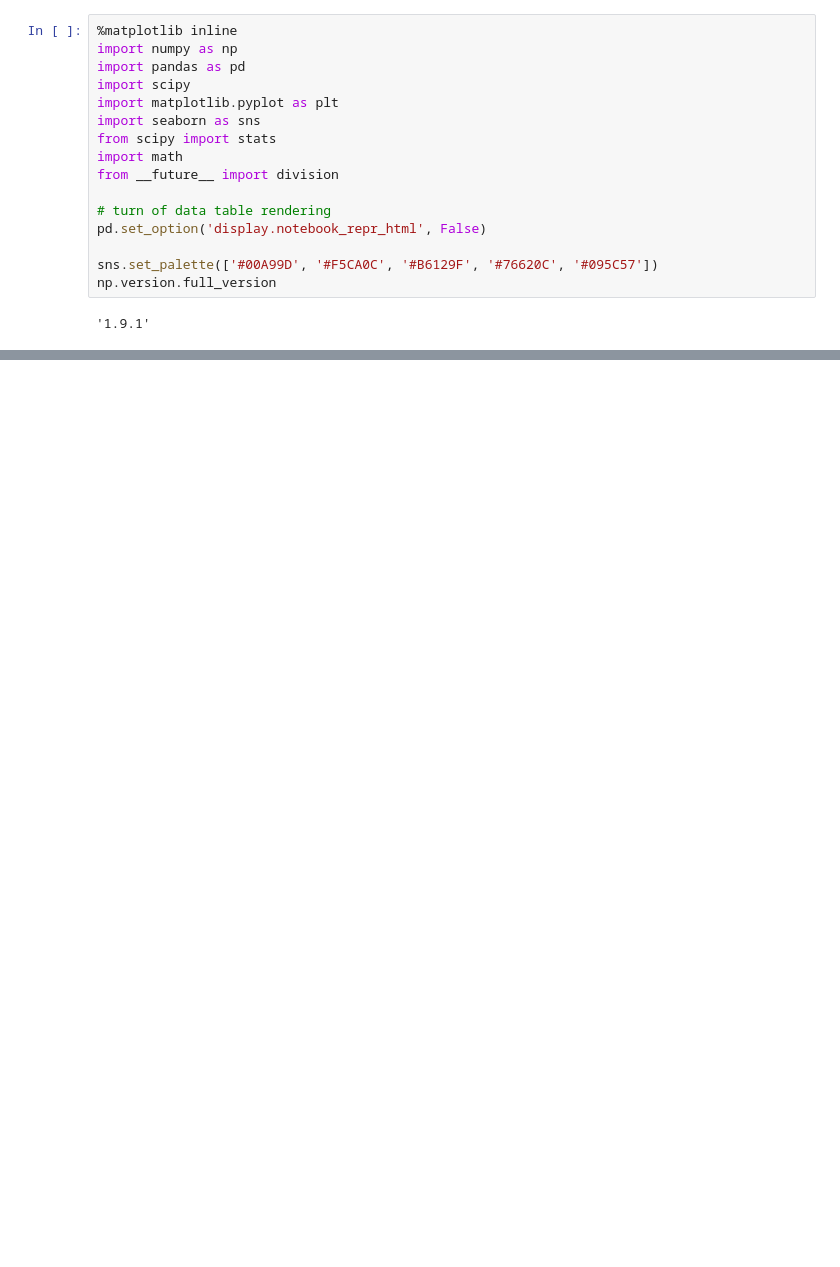
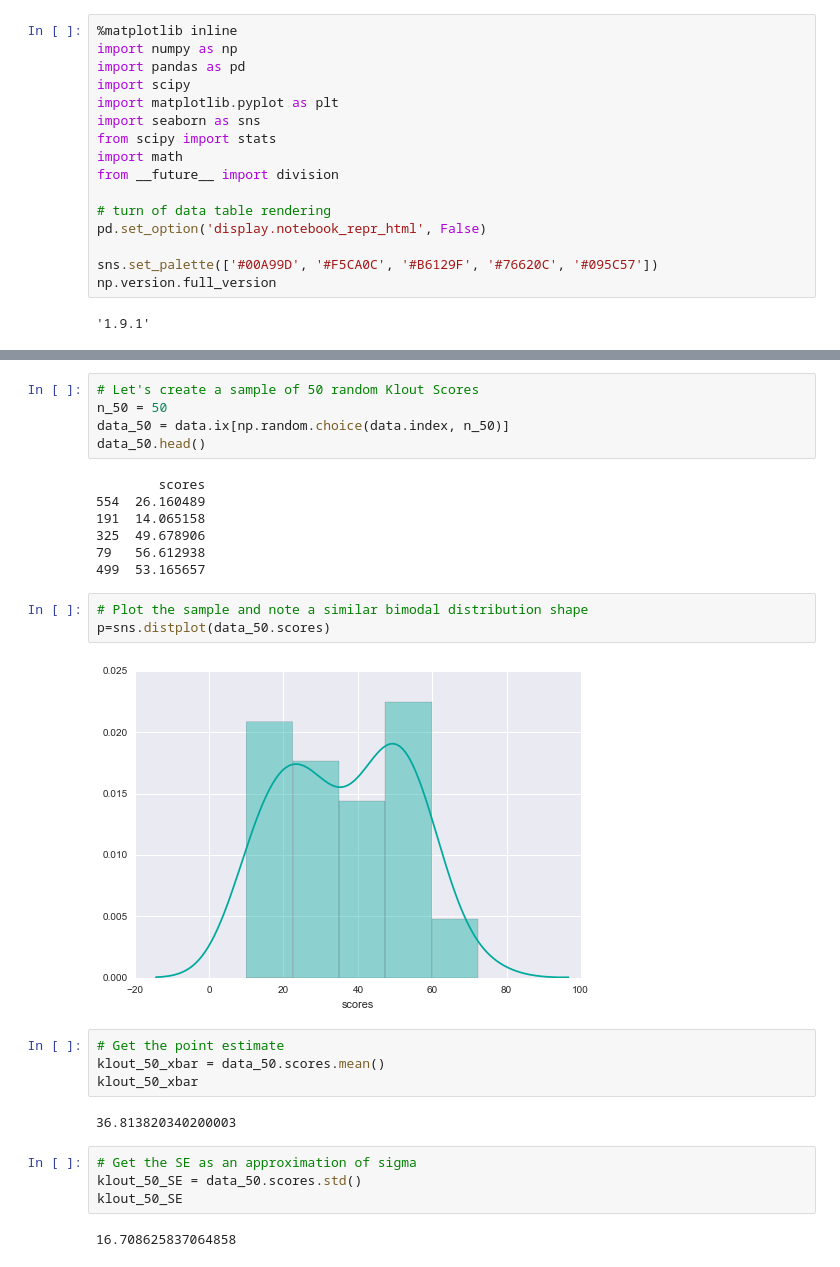
Before and after one commit to leonvanbokhorst/NoteBooks-Statistics-and-MachineLearning, a Jupyter notebook: 0013 Confidence Interval of a Klout Score sample.ipynb, the cells around one changed output, grey strips where cells are left out. Drawn from its saved outputs; the diff is of its cells as text; blank space fills up the shorter version.

```diff
--- a/0013 Confidence Interval of a Klout Score sample.ipynb
+++ b/0013 Confidence Interval of a Klout Score sample.ipynb
@@ -86,0 +109,29 @@ CI_lower_bound, CI_upper_bound
+# %%
+# Let's create a sample of 50 random Klout Scores
+n_50 = 50
+data_50 = data.ix[np.random.choice(data.index, n_50)]
+data_50.head()
+# %% [output]
+        scores
+554  26.160489
+191  14.065158
+325  49.678906
+79   56.612938
+499  53.165657
+# %%
+# Plot the sample and note a similar bimodal distribution shape
+p=sns.distplot(data_50.scores)
+# %% [output]
+[figure, added]
+# %%
+# Get the point estimate
+klout_50_xbar = data_50.scores.mean()
+klout_50_xbar
+# %% [output]
+36.813820340200003
+# %%
+# Get the SE as an approximation of sigma
+klout_50_SE = data_50.scores.std()
+klout_50_SE
+# %% [output]
+16.708625837064858
```
Also changed, not shown: parts of 21 cells of this notebook.
